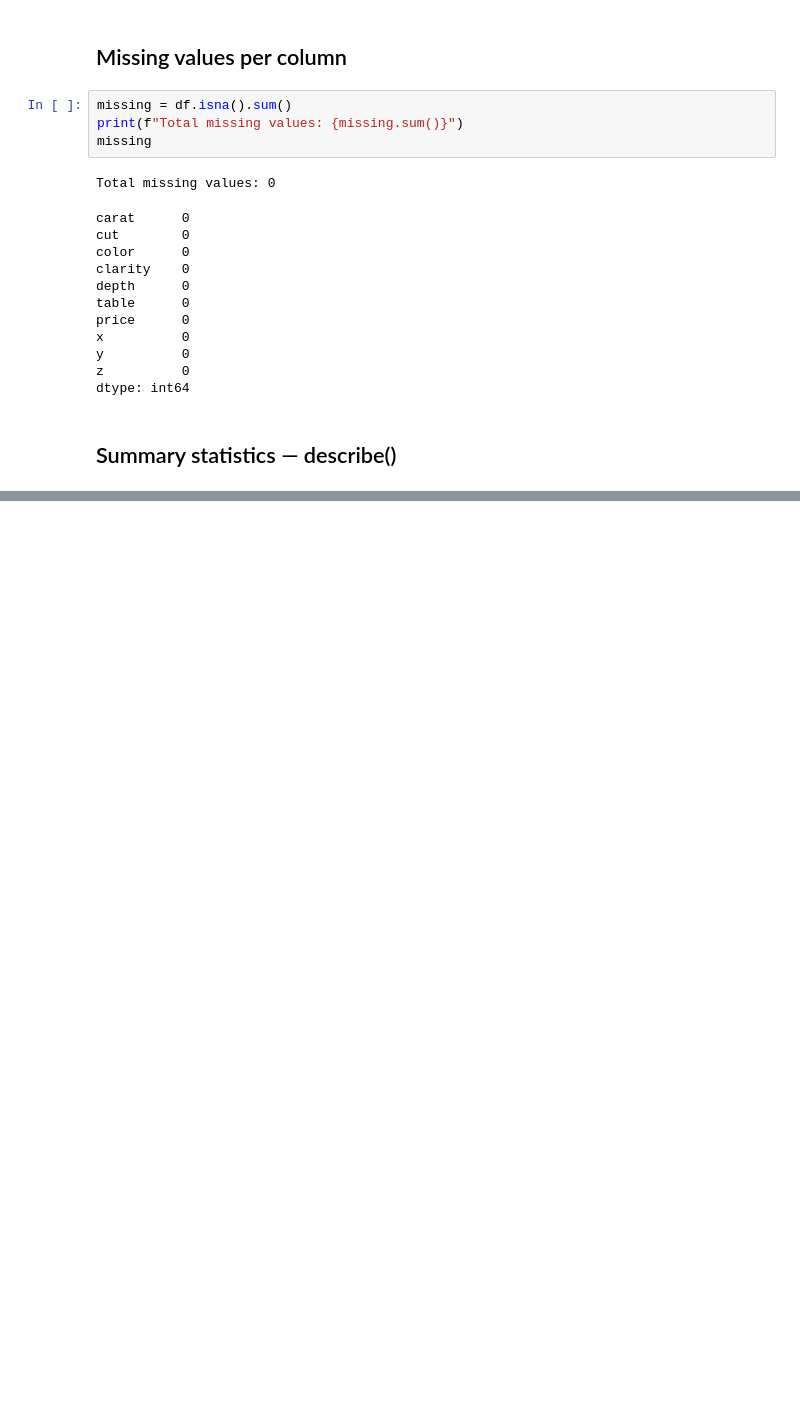
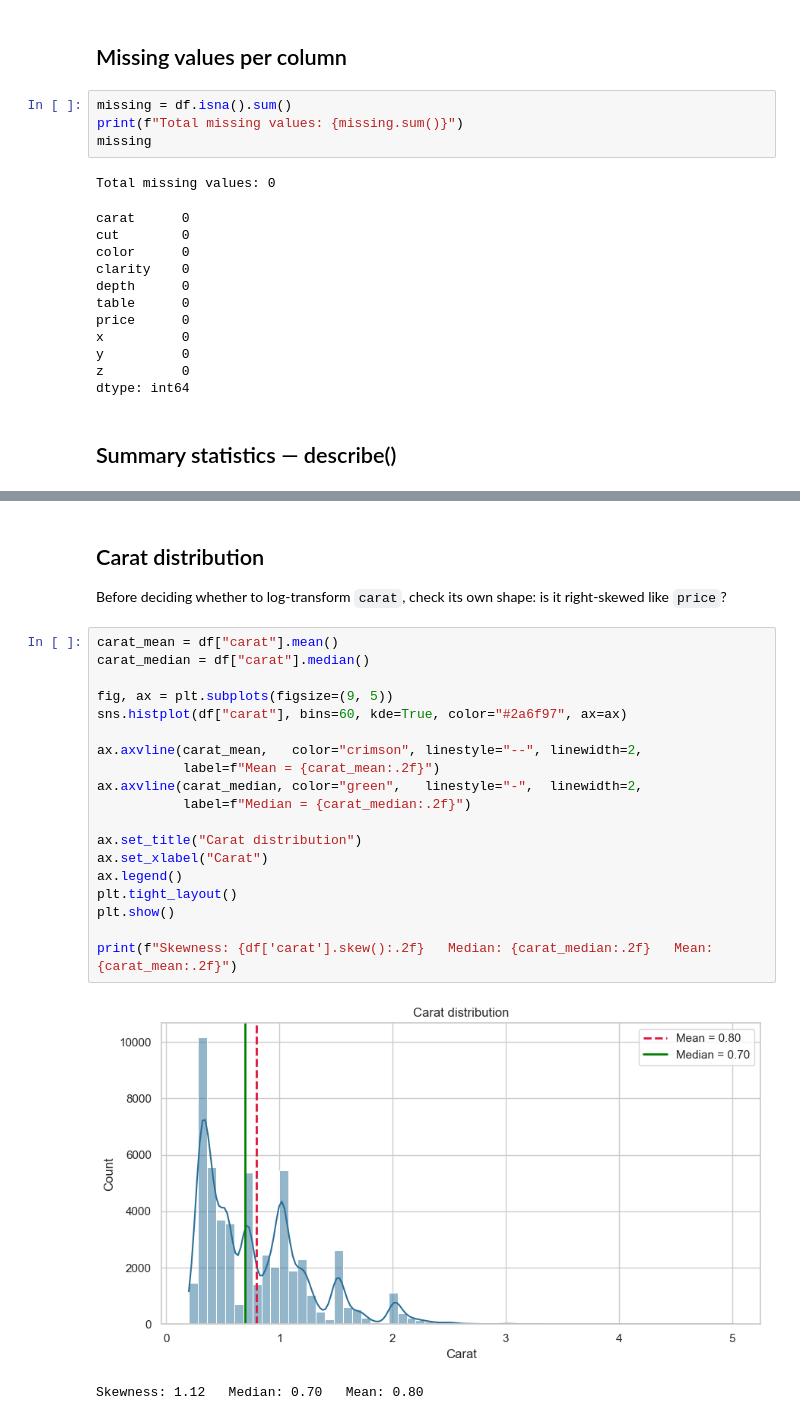
Before and after one commit to zinat-gks/Day1, a Jupyter notebook: Day 7/Diamonds.ipynb, the cells around one changed output, grey strips where cells are left out. Drawn from its saved outputs; the diff is of its cells as text; blank space fills up the shorter version.

```diff
--- a/Day 7/Diamonds.ipynb
+++ b/Day 7/Diamonds.ipynb
@@ -91,0 +137,26 @@ df.describe(include="all")
+# %% [markdown]
+## Carat distribution
+
+Before deciding whether to log-transform `carat`, check its own shape: is it right-skewed like `price`?
+# %%
+carat_mean = df["carat"].mean()
+carat_median = df["carat"].median()
+
+fig, ax = plt.subplots(figsize=(9, 5))
+sns.histplot(df["carat"], bins=60, kde=True, color="#2a6f97", ax=ax)
+
+ax.axvline(carat_mean,   color="crimson", linestyle="--", linewidth=2,
+           label=f"Mean = {carat_mean:.2f}")
+ax.axvline(carat_median, color="green",   linestyle="-",  linewidth=2,
+           label=f"Median = {carat_median:.2f}")
+
+ax.set_title("Carat distribution")
+ax.set_xlabel("Carat")
+ax.legend()
+plt.tight_layout()
+plt.show()
+
+print(f"Skewness: {df['carat'].skew():.2f}   Median: {carat_median:.2f}   Mean: {carat_mean:.2f}")
+# %% [output]
+[figure, added]
+Skewness: 1.12   Median: 0.70   Mean: 0.80
```
Also changed, not shown: parts of 60 cells of this notebook.
